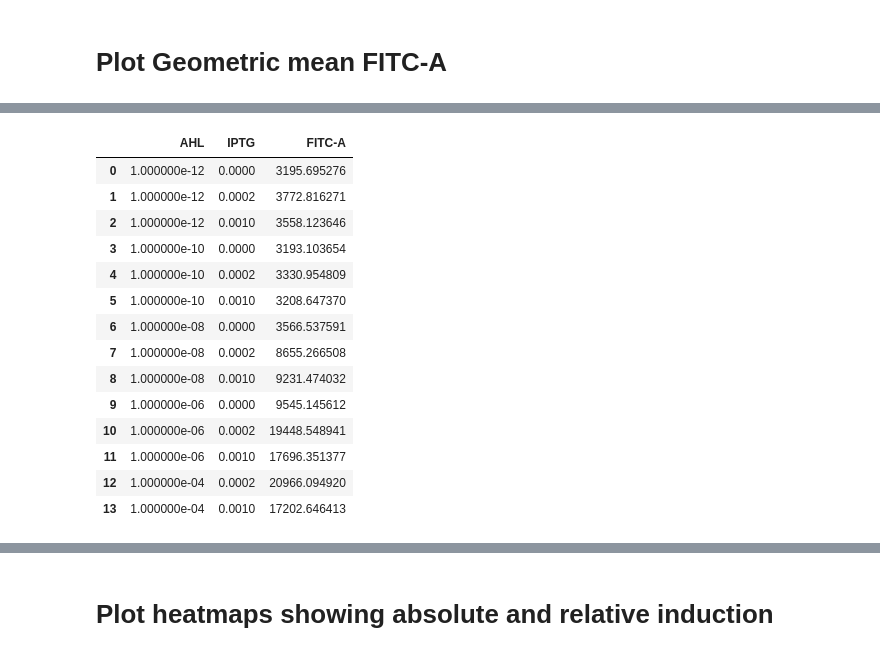
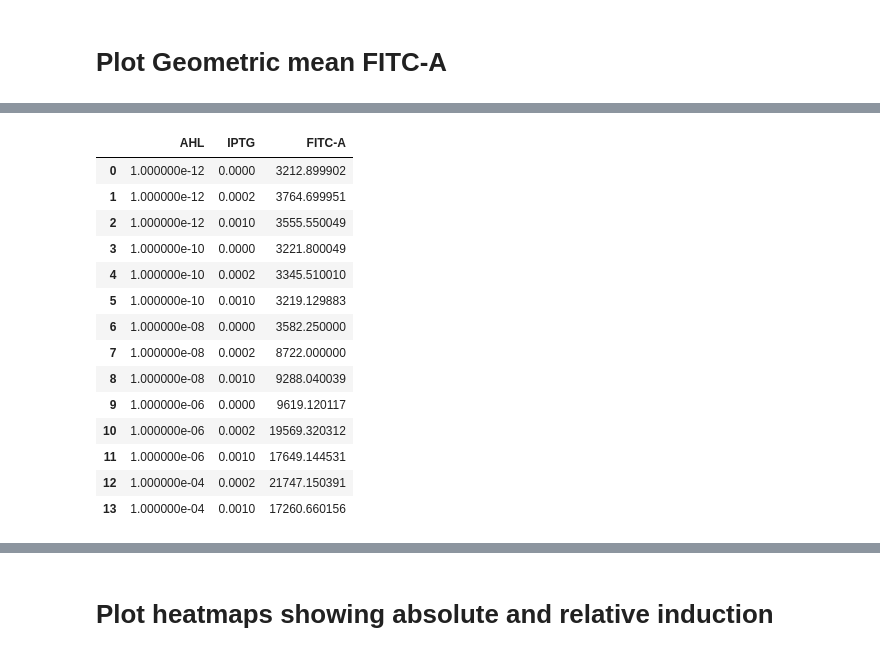
Before and after one commit to Jsakkos/cyano-sync, a Jupyter notebook: 20210208 LuxR SE/Lux Analysis.ipynb, the cells around one changed output, grey strips where cells are left out. Cells and saved outputs as stored; diff of their text form; code cells hidden in the pictures.

```diff
--- a/20210208 LuxR SE/Lux Analysis.ipynb
+++ b/20210208 LuxR SE/Lux Analysis.ipynb
@@ -211,21 +203,21 @@ f.savefig('Lux.png',dpi=600)
-# %%
-mean
-# %% [output]
-|  | AHL | IPTG | FITC-A |
-| 0 | 1.000000e-12 | 0.0000 | 3195.695276 |
-| 1 | 1.000000e-12 | 0.0002 | 3772.816271 |
-| 2 | 1.000000e-12 | 0.0010 | 3558.123646 |
-| 3 | 1.000000e-10 | 0.0000 | 3193.103654 |
-| 4 | 1.000000e-10 | 0.0002 | 3330.954809 |
-| 5 | 1.000000e-10 | 0.0010 | 3208.647370 |
-| 6 | 1.000000e-08 | 0.0000 | 3566.537591 |
-| 7 | 1.000000e-08 | 0.0002 | 8655.266508 |
-| 8 | 1.000000e-08 | 0.0010 | 9231.474032 |
-| 9 | 1.000000e-06 | 0.0000 | 9545.145612 |
-| 10 | 1.000000e-06 | 0.0002 | 19448.548941 |
-| 11 | 1.000000e-06 | 0.0010 | 17696.351377 |
-| 12 | 1.000000e-04 | 0.0002 | 20966.094920 |
-| 13 | 1.000000e-04 | 0.0010 | 17202.646413 |
+# %%
+mfi
+# %% [output]
+|  | AHL | IPTG | FITC-A |
+| 0 | 1.000000e-12 | 0.0000 | 3212.899902 |
+| 1 | 1.000000e-12 | 0.0002 | 3764.699951 |
+| 2 | 1.000000e-12 | 0.0010 | 3555.550049 |
+| 3 | 1.000000e-10 | 0.0000 | 3221.800049 |
+| 4 | 1.000000e-10 | 0.0002 | 3345.510010 |
+| 5 | 1.000000e-10 | 0.0010 | 3219.129883 |
+| 6 | 1.000000e-08 | 0.0000 | 3582.250000 |
+| 7 | 1.000000e-08 | 0.0002 | 8722.000000 |
+| 8 | 1.000000e-08 | 0.0010 | 9288.040039 |
+| 9 | 1.000000e-06 | 0.0000 | 9619.120117 |
+| 10 | 1.000000e-06 | 0.0002 | 19569.320312 |
+| 11 | 1.000000e-06 | 0.0010 | 17649.144531 |
+| 12 | 1.000000e-04 | 0.0002 | 21747.150391 |
+| 13 | 1.000000e-04 | 0.0010 | 17260.660156 |
 # %%
 
 flow.DensityView(xchannel = 'FSC-A',
```
Also changed, not shown: parts of 32 cells of this notebook, 1 other file.
